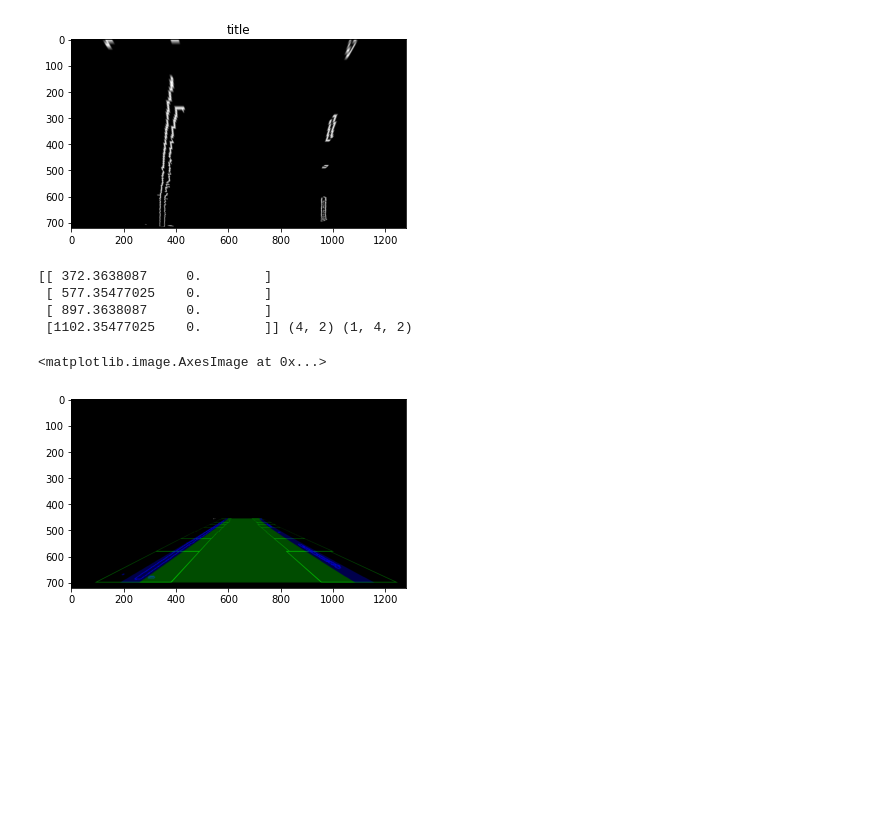
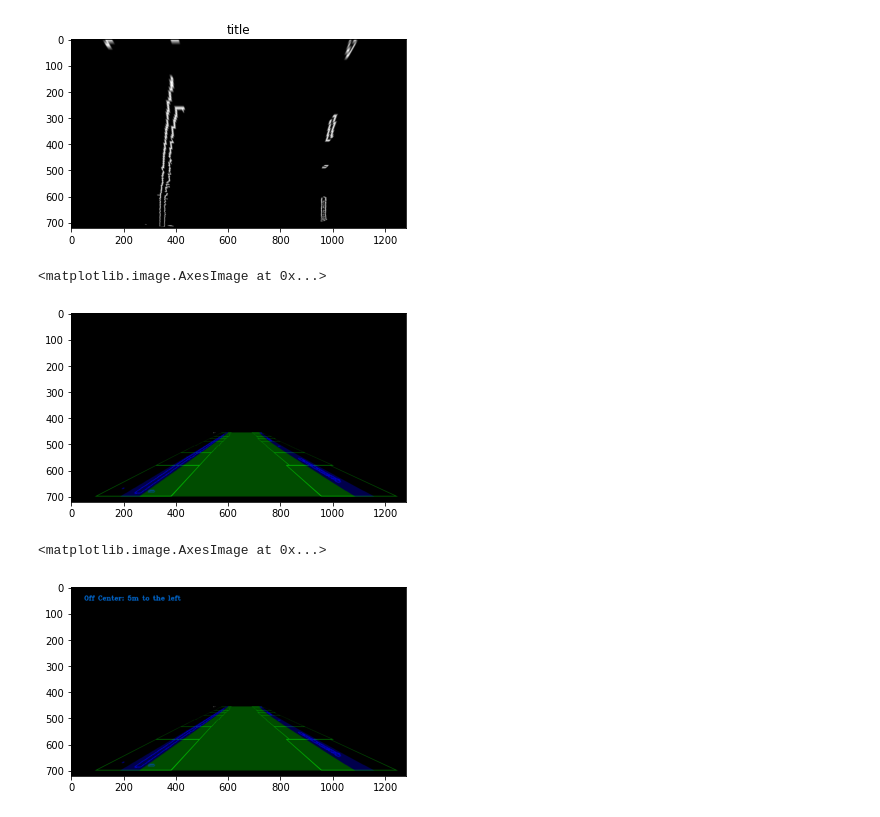
Before and after one commit to mariam199911/Lane-Line-detection_project, a Jupyter notebook: lane_project.ipynb, the cells around one changed output. Cells and saved outputs as stored; diff of their text form; code cells hidden in the pictures; blank space fills up the shorter version.

Commit message:
vidoe, add text

```diff
--- a/lane_project.ipynb
+++ b/lane_project.ipynb
@@ -19,37 +19,22 @@ def region_of_interest(img, vertices):
     masked_image = cv2.bitwise_and(img, mask)
     return masked_image
 
+def addText(img, deviation,devDirection):
 
-def draw_lines(img, lines, color=[250,0 , 0], thickness=9):
-    # If there are no lines to draw, exit.
-        if lines is None:
-            return
-    # Make a copy of the original image.
-        img = np.copy(img)
-    # Create a blank image that matches the original in size.
-        line_img = np.zeros(
-            (
-                img.shape[0],
-                img.shape[1],
-                3
-            ),
-            dtype=np.uint8,
-        )
-    # Loop over all lines and draw them on the blank image.
-        for line in lines:
-            for x1, y1, x2, y2 in line:
-                pts = np.array([[x1, y1 ], [x2 , y2]], np.int32)
-                cv2.polylines(line_img, [pts], True, (0,255,0))
-                # cv2.line(line_img, (x1, y1), (x2, y2), color, thickness)
-        # Merge the image with the lines onto the original.
-        img = cv2.addWeighted(img, 0.8, line_img, 1.0, 0.0)
-        # Return the modified image.
-        return img
+    # Add the radius and center position to the image
+    font = cv2.FONT_HERSHEY_TRIPLEX
+
+    # Deviation
+    deviation_text = 'Off Center: ' + str(round(abs(deviation), 3)) + 'm' + ' to the ' + devDirection
+    cv2.putText(img, deviation_text, (50, 50), cv2.FONT_HERSHEY_TRIPLEX, 0.8, (0,100, 200), 2, cv2.LINE_AA)
+
+    return img
 
 def show_image(image, title="title", cmap_type="gray"):
     plt.imshow(image, cmap_type)
     plt.title(title)
 #     plt.axis("off")
+
 # prespective
 def perspectiveTransform(srcPoints, dstPoints):
     M = cv2.getPerspectiveTransform(srcPoints, dstPoints)
@@ -221,12 +206,17 @@ cv2.fillPoly(window_img, np.int_([right_pts]), (0, 0, 255))
 result = cv2.addWeighted(out_img, 0.5, window_img, 0.3, 0)
 M_res, Minv_res = perspectiveTransform( dst,src)
 re_image = warpPerspective(result.astype(np.float32), size, M_res)
+
+
+re_image = addText(re_image , 5,"left")
 plt.imshow(re_image.astype('uint8'))
 # plt.imshow(result.astype('uint8'))
 # %% [output]
-[[ 372.3638087     0.        ]
- [ 577.35477025    0.        ]
- [ 897.3638087     0.        ]
- [1102.35477025    0.        ]] (4, 2) (1, 4, 2)
+<matplotlib.image.AxesImage at 0x...>
-<matplotlib.image.AxesImage at 0x...>
 [figure]
+# %%
+re_image = addText(re_image , 5,"left")
+plt.imshow(re_image.astype('uint8'))
+# %% [output]
+<matplotlib.image.AxesImage at 0x...>
+[figure, added]
```
Also changed, not shown: 2 other files.
